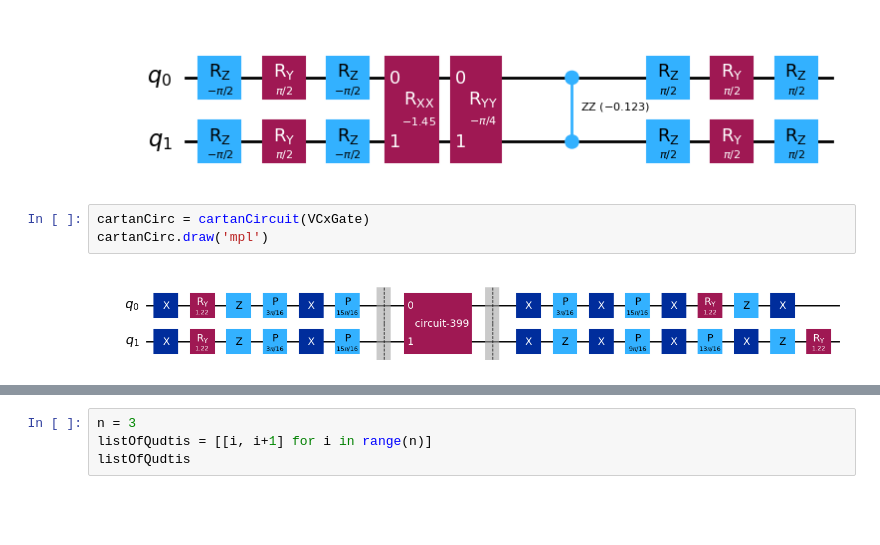
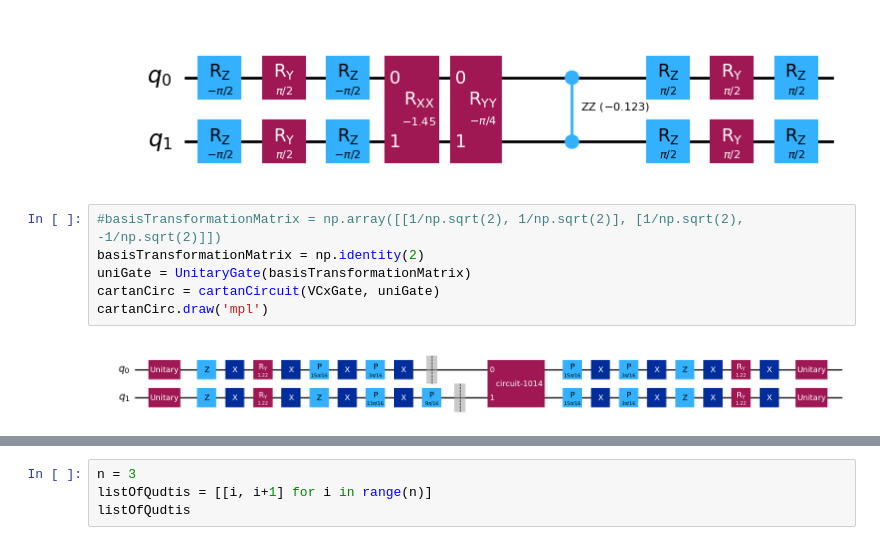
Before and after one commit to slysek/qudityD3, a Jupyter notebook: GHZstate.ipynb, the cells around one changed output, grey strips where cells are left out. Drawn from its saved outputs; the diff is of its cells as text; blank space fills up the shorter version.

```diff
--- a/GHZstate.ipynb
+++ b/GHZstate.ipynb
@@ -100,11 +109,14 @@ VCxGate = weylDecomCirc.circuit()
 VCxGate.draw('mpl')
 # %% [output]
 [figure]
-# %%
-cartanCirc = cartanCircuit(VCxGate)
-cartanCirc.draw('mpl')
-# %% [output]
-[figure, removed]
+# %%
+#basisTransformationMatrix = np.array([[1/np.sqrt(2), 1/np.sqrt(2)], [1/np.sqrt(2), -1/np.sqrt(2)]])
+basisTransformationMatrix = np.identity(2)
+uniGate = UnitaryGate(basisTransformationMatrix)
+cartanCirc = cartanCircuit(VCxGate, uniGate)
+cartanCirc.draw('mpl')
+# %% [output]
+[figure, added]
 # %%
 Statevector(cartanCirc).draw('latex')
 # %% [output]
```
Also changed, not shown: parts of 20 cells of this notebook, 2 other files.
